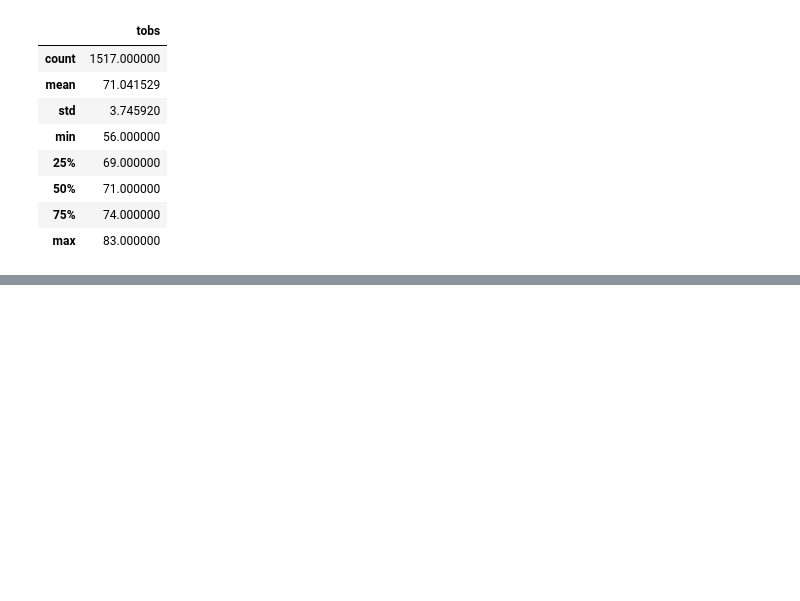
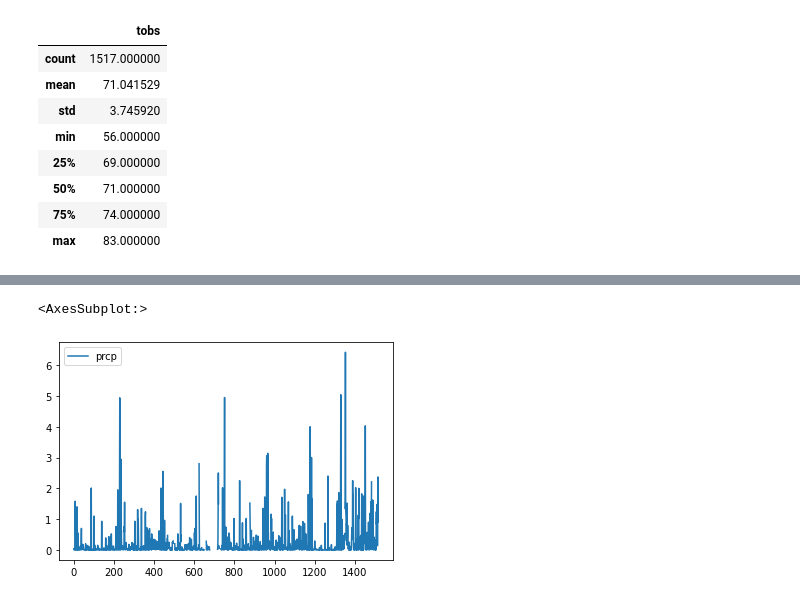
Before and after one commit to vrimsha/surfs_up, a Jupyter notebook: SurfsUp_Challenge.ipynb, the cells around one changed output, grey strips where cells are left out. Drawn from its saved outputs; the diff is of its cells as text; code cells hidden in the pictures; blank space fills up the shorter version.

```diff
--- a/SurfsUp_Challenge.ipynb
+++ b/SurfsUp_Challenge.ipynb
@@ -117,0 +161,9 @@ temperature_df2.describe()
+# %%
+# Rain data of December.
+rain_dec = session.query(Measurement.prcp).filter(extract('month', Measurement.date) == 12)
+rain_dec_list =[]
+for r in rain_dec :
+   rain_dec_list.append(r)
+#print(rain_june_list)
+rain_dec_df = pd.DataFrame(rain_dec_list)
+print(rain_dec_df)
@@ -117,0 +197,5 @@ temperature_df2.describe()
+# %%
+rain_dec_df.plot()
+# %% [output]
+<AxesSubplot:>
+[figure, added]
```
Also changed, not shown: parts of 6 cells of this notebook.
